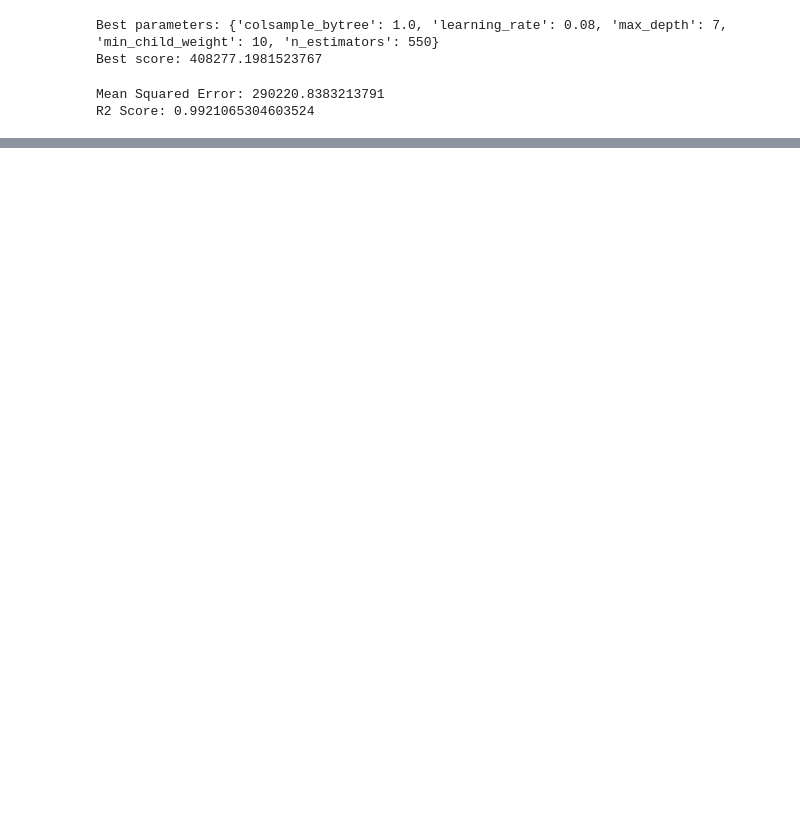
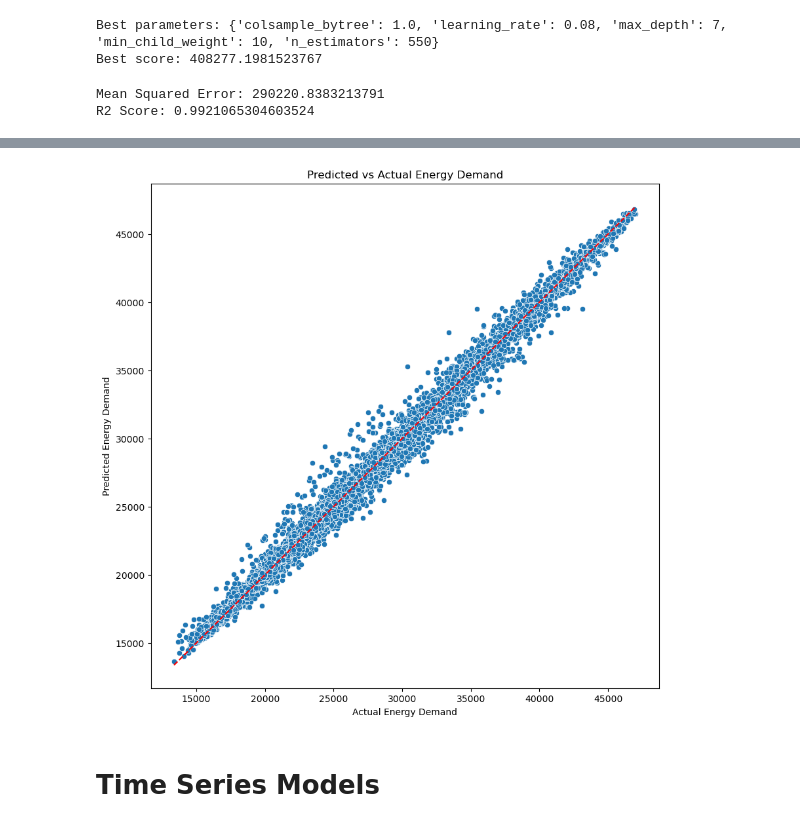
Before and after one commit to soerenssch/businessanalytics, a Jupyter notebook: models/deterministic_models.ipynb, the cells around one changed output, grey strips where cells are left out. Cells and saved outputs as stored; diff of their text form; code cells hidden in the pictures; blank space fills up the shorter version.

```diff
--- a/models/deterministic_models.ipynb
+++ b/models/deterministic_models.ipynb
@@ -142,0 +188,14 @@ loaded_model = pickle.load(open('models_sav' + filename, 'rb'))
+# %%
+plt.figure(figsize=(10, 10))
+sns.scatterplot(x='Actual', y='Predicted', data=results)
+plt.title('Predicted vs Actual Energy Demand')
+plt.xlabel('Actual Energy Demand')
+plt.ylabel('Predicted Energy Demand')
+plt.plot([results['Actual'].min(), results['Actual'].max()],
+         [results['Actual'].min(), results['Actual'].max()],
+         color='red', linestyle='--') # Diagonal line for reference
+plt.show()
+# %% [output]
+[figure, added]
+# %% [markdown]
+# Time Series Models
```
Also changed, not shown: parts of 22 cells of this notebook.
